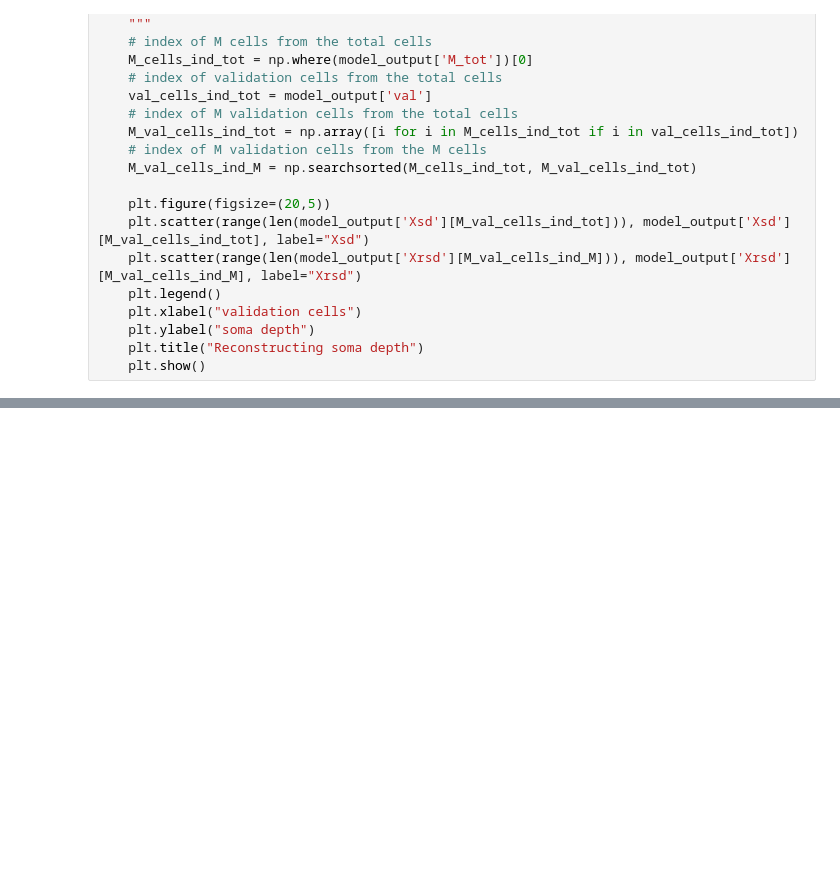
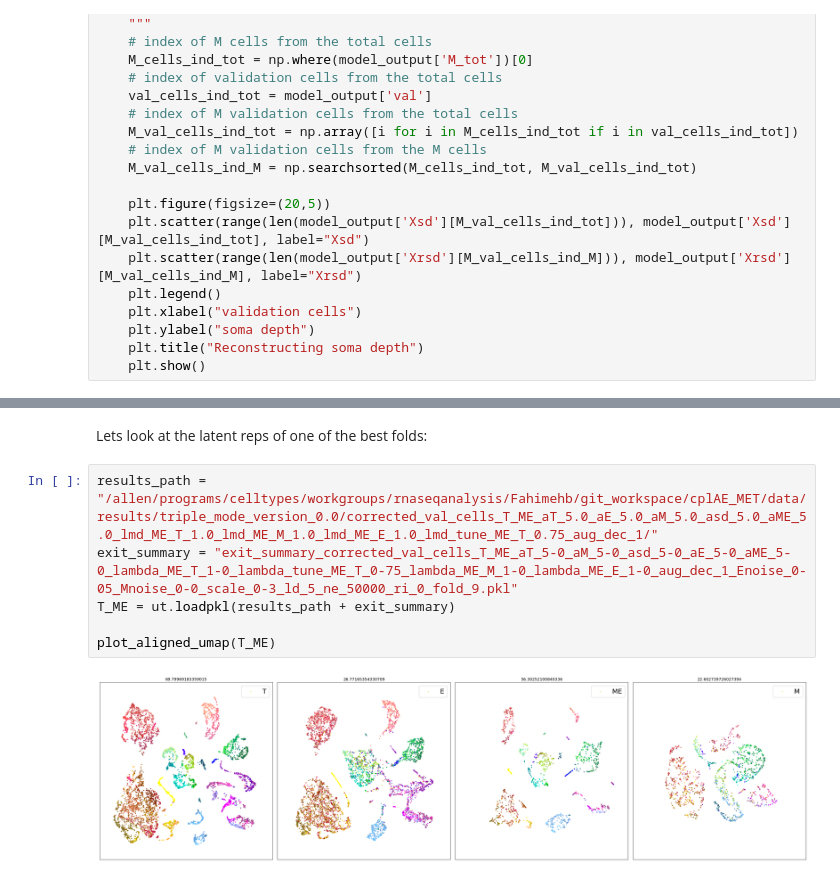
Before and after one commit to AllenInstitute/cplAE_MET, a Jupyter notebook: cplAE_MET/notebooks/model_comparison_version_0-0.ipynb, the cells around one changed output, grey strips where cells are left out. Drawn from its saved outputs; the diff is of its cells as text; blank space fills up the shorter version.

```diff
--- a/cplAE_MET/notebooks/model_comparison_version_0-0.ipynb
+++ b/cplAE_MET/notebooks/model_comparison_version_0-0.ipynb
@@ -485,0 +450,10 @@ plt.show()
+# %% [markdown]
+Lets look at the latent reps of one of the best folds:
+# %%
+results_path = "/allen/programs/celltypes/workgroups/rnaseqanalysis/Fahimehb/git_workspace/cplAE_MET/data/results/triple_mode_version_0.0/corrected_val_cells_T_ME_aT_5.0_aE_5.0_aM_5.0_asd_5.0_aME_5.0_lmd_ME_T_1.0_lmd_ME_M_1.0_lmd_ME_E_1.0_lmd_tune_ME_T_0.75_aug_dec_1/"
+exit_summary = "exit_summary_corrected_val_cells_T_ME_aT_5-0_aM_5-0_asd_5-0_aE_5-0_aME_5-0_lambda_ME_T_1-0_lambda_tune_ME_T_0-75_lambda_ME_M_1-0_lambda_ME_E_1-0_aug_dec_1_Enoise_0-05_Mnoise_0-0_scale_0-3_ld_5_ne_50000_ri_0_fold_9.pkl"
+T_ME = ut.loadpkl(results_path + exit_summary)
+
+plot_aligned_umap(T_ME)
+# %% [output]
+[figure, added]
```
Also changed, not shown: parts of 39 cells of this notebook.
